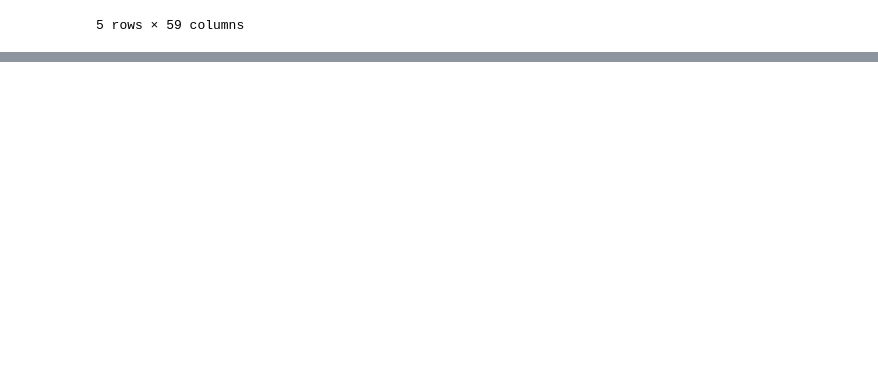
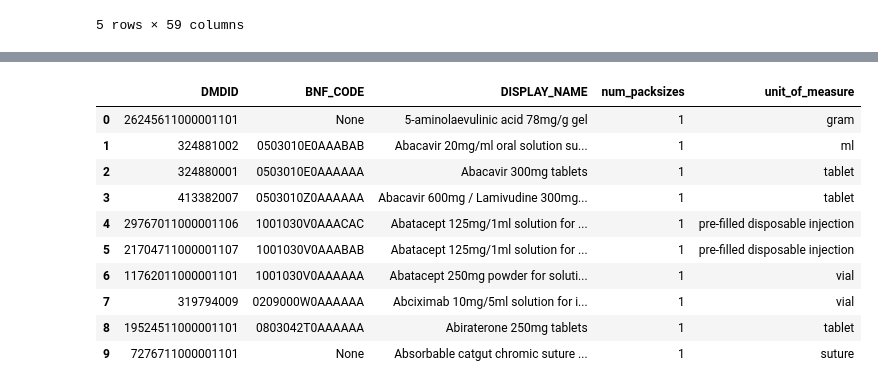
Before and after one commit to ebmdatalab/price-per-dose, a Jupyter notebook: snomed-bnf-mapping.ipynb, the cells around one changed output, grey strips where cells are left out. Saved outputs shown, nothing was run; the diff lists cells and outputs as text; code cells hidden in the pictures; blank space fills up the shorter version.

```diff
--- a/snomed-bnf-mapping.ipynb
+++ b/snomed-bnf-mapping.ipynb
@@ -32,0 +109,32 @@ special_containers.head()
+# %%
+sql = """
+SELECT
+  DMDID,
+  BNF_CODE,
+  DISPLAY_NAME,
+  COUNT(VMPP.QTYVAL) AS num_packsizes,
+  DESC AS unit_of_measure
+FROM dmd_product
+INNER JOIN VMPP
+  ON VMPP.VPID = DMDID
+INNER JOIN LOOKUP_UNIT_OF_MEASURE
+  ON LOOKUP_UNIT_OF_MEASURE.CD = VMPP.QTY_UOMCD
+GROUP BY DISPLAY_NAME
+HAVING count(VMPP.QTYVAL) = 1
+order by count(VMPP.QTYVAL) DESC
+"""
+df2 = pd.read_sql_query(sql, con)
+pd.set_option('display.max_colwidth', -1)
+df2.head(10)
+# %% [output]
+|  | DMDID | BNF_CODE | DISPLAY_NAME | num_packsizes | unit_of_measure |
+| 0 | 26245611000001101 | None | 5-aminolaevulinic acid 78mg/g gel | 1 | gram |
+| 1 | 324881002 | 0503010E0AAABAB | Abacavir 20mg/ml oral solution su... | 1 | ml |
+| 2 | 324880001 | 0503010E0AAAAAA | Abacavir 300mg tablets | 1 | tablet |
+| 3 | 413382007 | 0503010Z0AAAAAA | Abacavir 600mg / Lamivudine 300mg... | 1 | tablet |
+| 4 | 29767011000001106 | 1001030V0AAACAC | Abatacept 125mg/1ml solution for ... | 1 | pre-filled disposable injection |
+| 5 | 21704711000001107 | 1001030V0AAABAB | Abatacept 125mg/1ml solution for ... | 1 | pre-filled disposable injection |
+| 6 | 11762011000001101 | 1001030V0AAAAAA | Abatacept 250mg powder for soluti... | 1 | vial |
+| 7 | 319794009 | 0209000W0AAAAAA | Abciximab 10mg/5ml solution for i... | 1 | vial |
+| 8 | 19524511000001101 | 0803042T0AAAAAA | Abiraterone 250mg tablets | 1 | tablet |
+| 9 | 7276711000001101 | None | Absorbable catgut chromic suture ... | 1 | suture |
```
Also changed, not shown: parts of 27 cells of this notebook, 3 other files.
